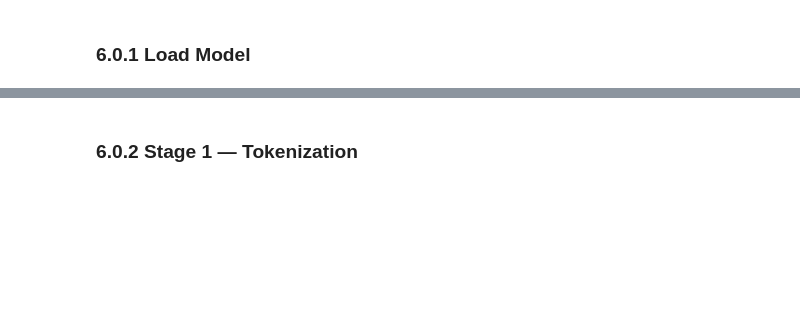
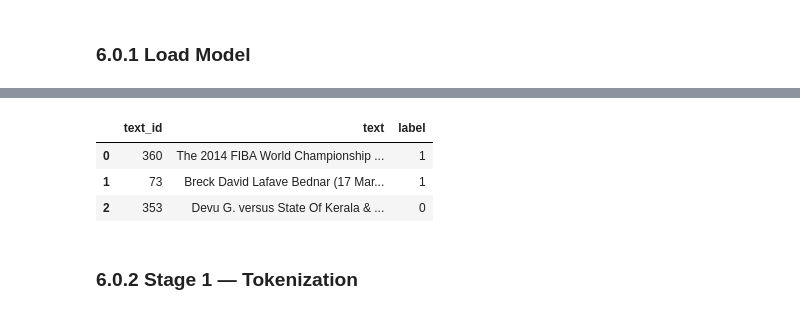
Before and after one commit to dazzlear/ai-final-project, a Jupyter notebook: master_notebook.ipynb, the cells around one changed output, grey strips where cells are left out. Drawn from its saved outputs; the diff is of its cells as text; code cells hidden in the pictures; blank space fills up the shorter version.

```diff
--- a/master_notebook.ipynb
+++ b/master_notebook.ipynb
@@ -765,3 +774,18 @@ Loading EleutherAI/pythia-410m for stage-by-stage demo ...
+# %%
+"""### 6.0.x Select sample rows for visualization"""
+
+# Use one of the processed datasets (pick a length consistent with VIZ_LENGTH)
+demo_path = Path(DRIVE_01) / f'wikimia_length{VIZ_LENGTH}_processed.csv'
+demo_df = pd.read_csv(demo_path)
+
+# Sample VIZ_N rows, ideally with a mix of labels
+viz_rows = demo_df.sample(n=VIZ_N, random_state=42).reset_index(drop=True)
+display(viz_rows[['text_id', 'text', 'label']])
+# %% [output]
+|  | text_id | text | label |
+| 0 | 360 | The 2014 FIBA World Championship ... | 1 |
+| 1 | 73 | Breck David Lafave Bednar (17 Mar... | 1 |
+| 2 | 353 | Devu G. versus State Of Kerala & ... | 0 |
 # %% [markdown]
 ### 6.0.2 Stage 1 — Tokenization
 # %%
```
Also changed, not shown: parts of 4 cells of this notebook.
